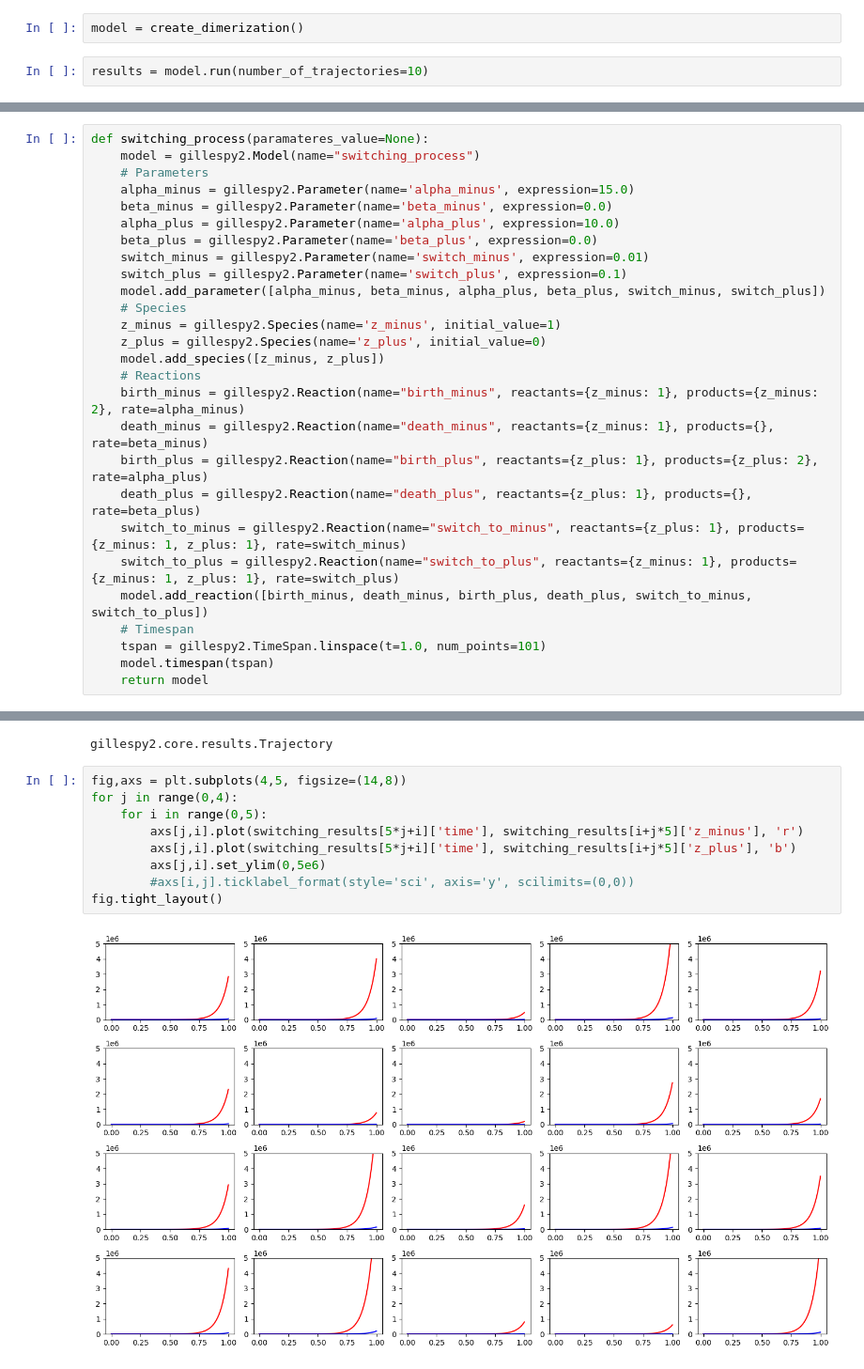
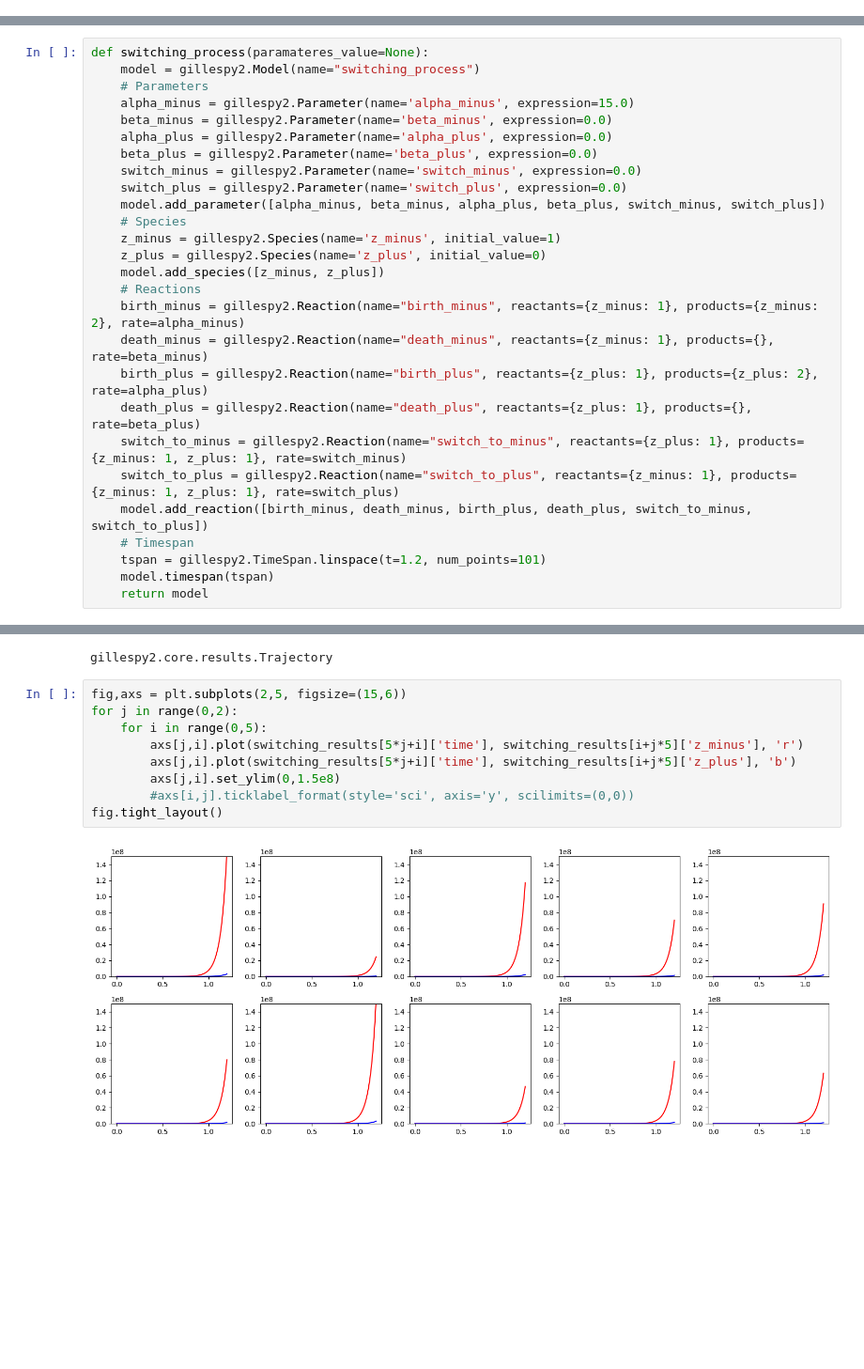
Before and after one commit to claracanavese/switching_process, a Jupyter notebook: gillespie.ipynb, the cells around one changed output, grey strips where cells are left out. Shown at 94% size. Saved outputs shown, nothing was run; the diff lists cells and outputs as text; blank space fills up the shorter version.

```diff
--- a/gillespie.ipynb
+++ b/gillespie.ipynb
@@ -44,4 +24,0 @@ def create_dimerization(paramateres_value=None):
-# %%
-model = create_dimerization()
-# %%
-results = model.run(number_of_trajectories=10)
@@ -64,10 +30,10 @@ def switching_process(paramateres_value=None):
     # Parameters
     alpha_minus = gillespy2.Parameter(name='alpha_minus', expression=15.0)
     beta_minus = gillespy2.Parameter(name='beta_minus', expression=0.0)
-    alpha_plus = gillespy2.Parameter(name='alpha_plus', expression=10.0)
+    alpha_plus = gillespy2.Parameter(name='alpha_plus', expression=0.0)
     beta_plus = gillespy2.Parameter(name='beta_plus', expression=0.0)
-    switch_minus = gillespy2.Parameter(name='switch_minus', expression=0.01)
-    switch_plus = gillespy2.Parameter(name='switch_plus', expression=0.1)
+    switch_minus = gillespy2.Parameter(name='switch_minus', expression=0.0)
+    switch_plus = gillespy2.Parameter(name='switch_plus', expression=0.0)
     model.add_parameter([alpha_minus, beta_minus, alpha_plus, beta_plus, switch_minus, switch_plus])
     # Species
     z_minus = gillespy2.Species(name='z_minus', initial_value=1)
@@ -82,7 +48,7 @@ def switching_process(paramateres_value=None):
     switch_to_plus = gillespy2.Reaction(name="switch_to_plus", reactants={z_minus: 1}, products={z_minus: 1, z_plus: 1}, rate=switch_plus)
     model.add_reaction([birth_minus, death_minus, birth_plus, death_plus, switch_to_minus, switch_to_plus])
     # Timespan
-    tspan = gillespy2.TimeSpan.linspace(t=1.0, num_points=101)
+    tspan = gillespy2.TimeSpan.linspace(t=1.2, num_points=101)
     model.timespan(tspan)
     return model
 # %%
@@ -98,13 +119,13 @@ type(trajectory)
 # %% [output]
 gillespy2.core.results.Trajectory
 # %%
-fig,axs = plt.subplots(4,5, figsize=(14,8))
-for j in range(0,4):
+fig,axs = plt.subplots(2,5, figsize=(15,6))
+for j in range(0,2):
     for i in range(0,5):
         axs[j,i].plot(switching_results[5*j+i]['time'], switching_results[i+j*5]['z_minus'], 'r')
         axs[j,i].plot(switching_results[5*j+i]['time'], switching_results[i+j*5]['z_plus'], 'b')
-        axs[j,i].set_ylim(0,5e6)
+        axs[j,i].set_ylim(0,1.5e8)
         #axs[i,j].ticklabel_format(style='sci', axis='y', scilimits=(0,0))
 fig.tight_layout()
 # %% [output]
-[figure, old version]
+[figure, new version]
```
Also changed, not shown: parts of 16 cells of this notebook.
